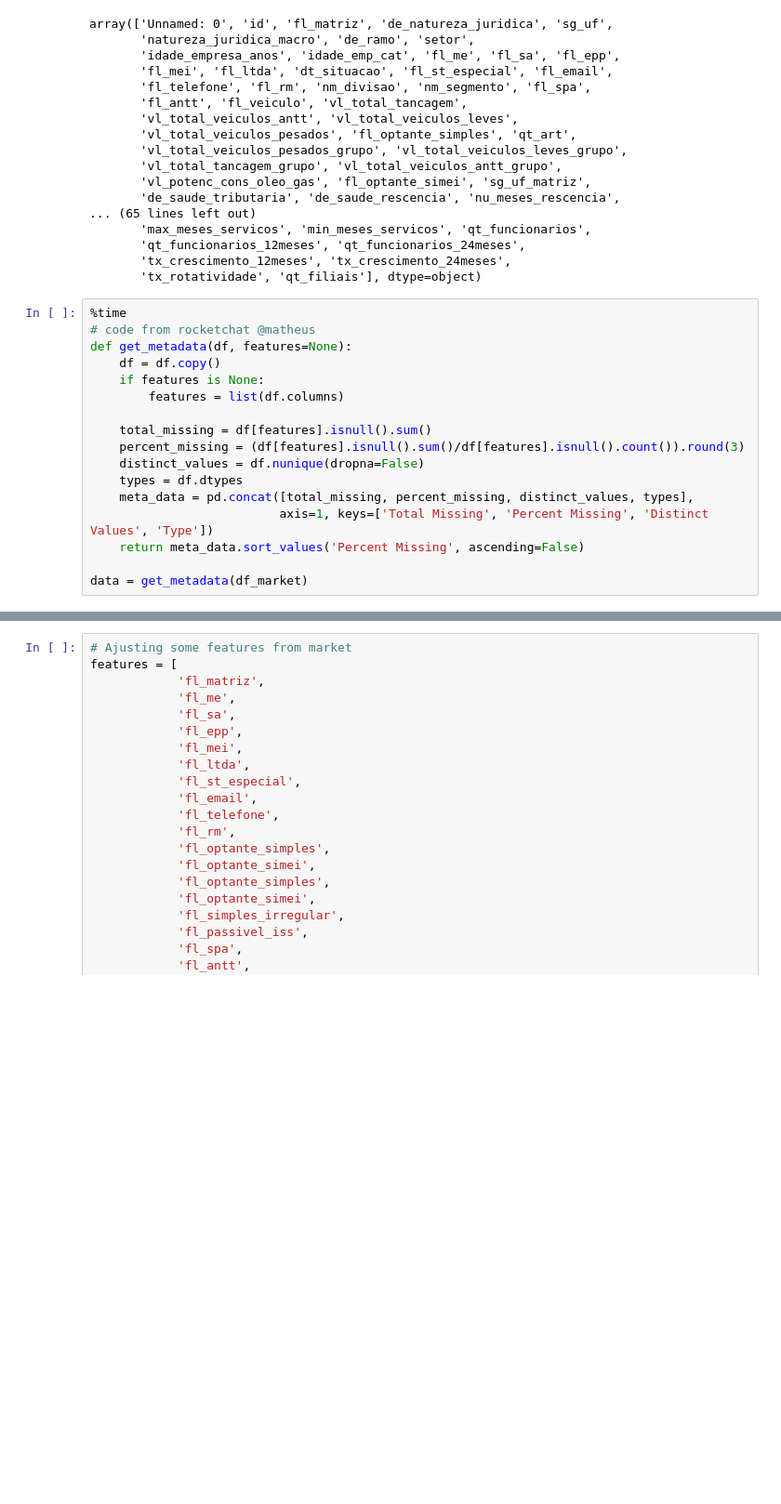
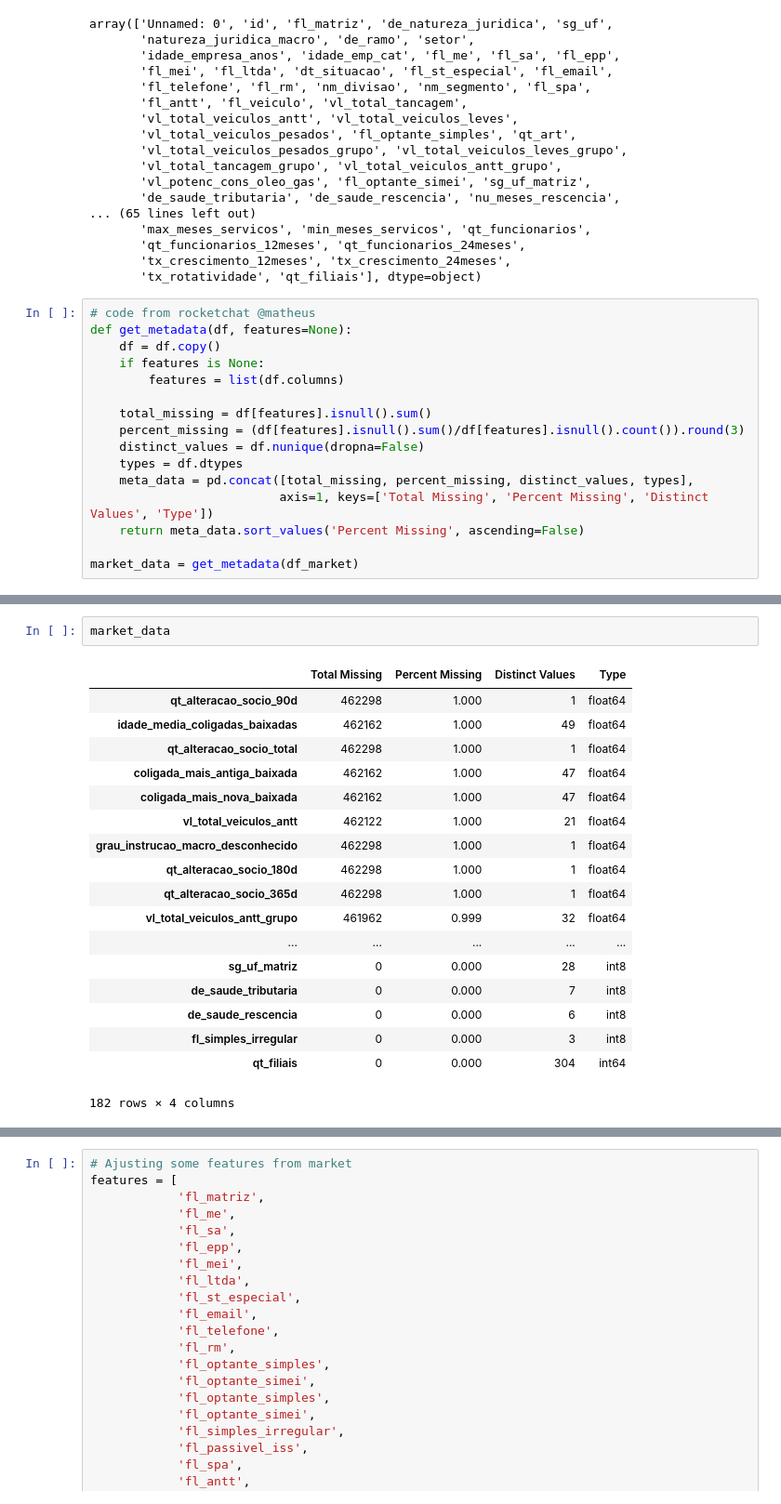
Before and after one commit to codenation-dev/squad-6-ad-data-science-1, a Jupyter notebook: analysis/eda.ipynb, the cells around one changed output, grey strips where cells are left out. Shown at 93% size. Drawn from its saved outputs; the diff is of its cells as text; blank space fills up the shorter version.

```diff
--- a/analysis/eda.ipynb
+++ b/analysis/eda.ipynb
@@ -30,7 +30,6 @@ array(['Unnamed: 0', 'id', 'fl_matriz', 'de_natureza_juridica', 'sg_uf',
        'tx_crescimento_12meses', 'tx_crescimento_24meses',
        'tx_rotatividade', 'qt_filiais'], dtype=object)
 # %%
-%time
 # code from rocketchat @matheus
 def get_metadata(df, features=None):
     df = df.copy()
@@ -45,4 +44,4 @@ def get_metadata(df, features=None):
                           axis=1, keys=['Total Missing', 'Percent Missing', 'Distinct Values', 'Type'])
     return meta_data.sort_values('Percent Missing', ascending=False)
 
-data = get_metadata(df_market)
+market_data = get_metadata(df_market)
@@ -50,0 +48,21 @@ Wall time: 0 ns
+# %%
+market_data
+# %% [output]
+|  | Total Missing | Percent Missing | Distinct Values | Type |
+| qt_alteracao_socio_90d | 462298 | 1.000 | 1 | float64 |
+| idade_media_coligadas_baixadas | 462162 | 1.000 | 49 | float64 |
+| qt_alteracao_socio_total | 462298 | 1.000 | 1 | float64 |
+| coligada_mais_antiga_baixada | 462162 | 1.000 | 47 | float64 |
+| coligada_mais_nova_baixada | 462162 | 1.000 | 47 | float64 |
+| vl_total_veiculos_antt | 462122 | 1.000 | 21 | float64 |
+| grau_instrucao_macro_desconhecido | 462298 | 1.000 | 1 | float64 |
+| qt_alteracao_socio_180d | 462298 | 1.000 | 1 | float64 |
+| qt_alteracao_socio_365d | 462298 | 1.000 | 1 | float64 |
+| vl_total_veiculos_antt_grupo | 461962 | 0.999 | 32 | float64 |
+| ... | ... | ... | ... | ... |
+| sg_uf_matriz | 0 | 0.000 | 28 | int8 |
+| de_saude_tributaria | 0 | 0.000 | 7 | int8 |
+| de_saude_rescencia | 0 | 0.000 | 6 | int8 |
+| fl_simples_irregular | 0 | 0.000 | 3 | int8 |
+| qt_filiais | 0 | 0.000 | 304 | int64 |
+182 rows × 4 columns
```
Also changed, not shown: parts of 6 cells of this notebook.
